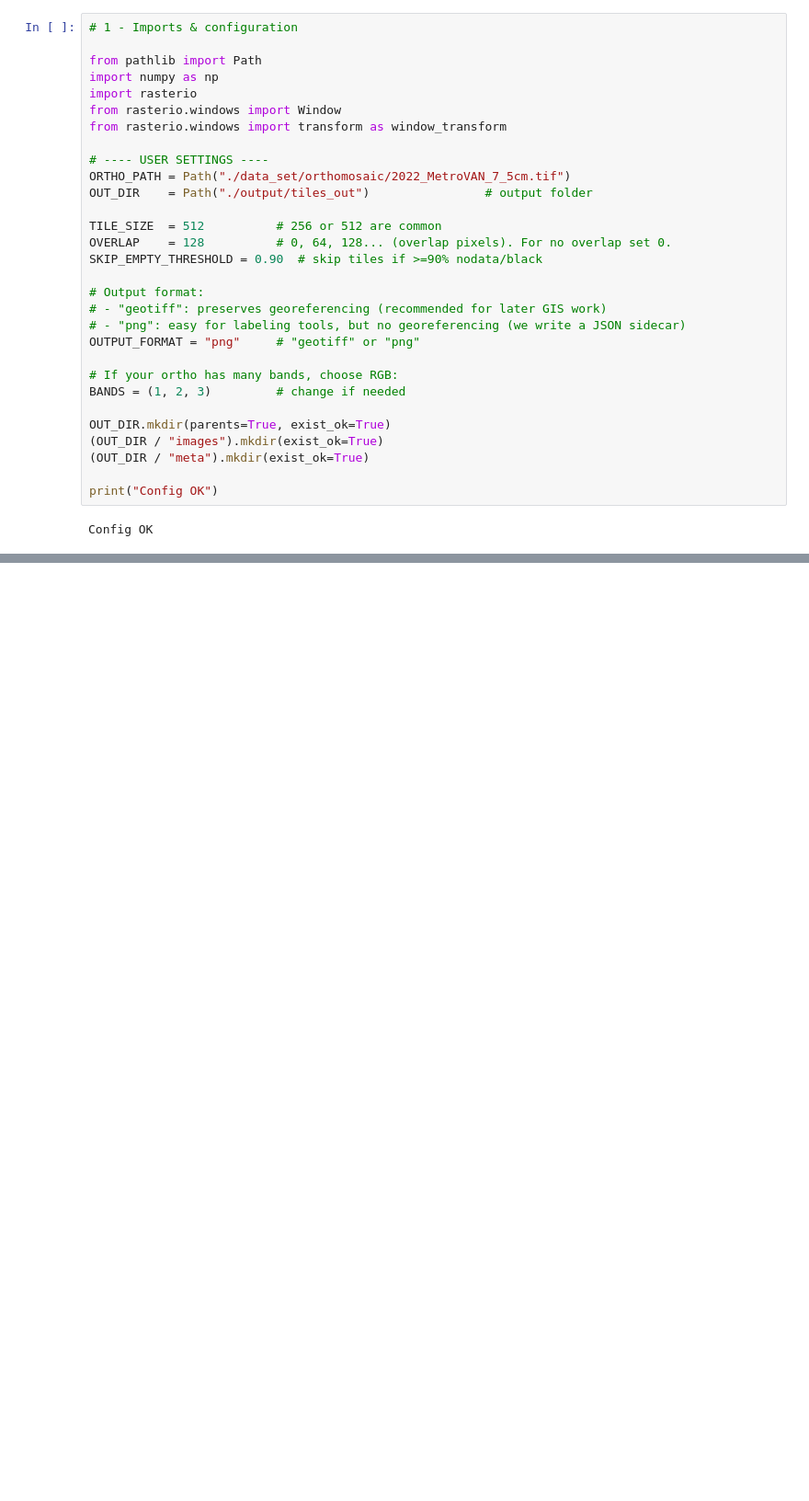
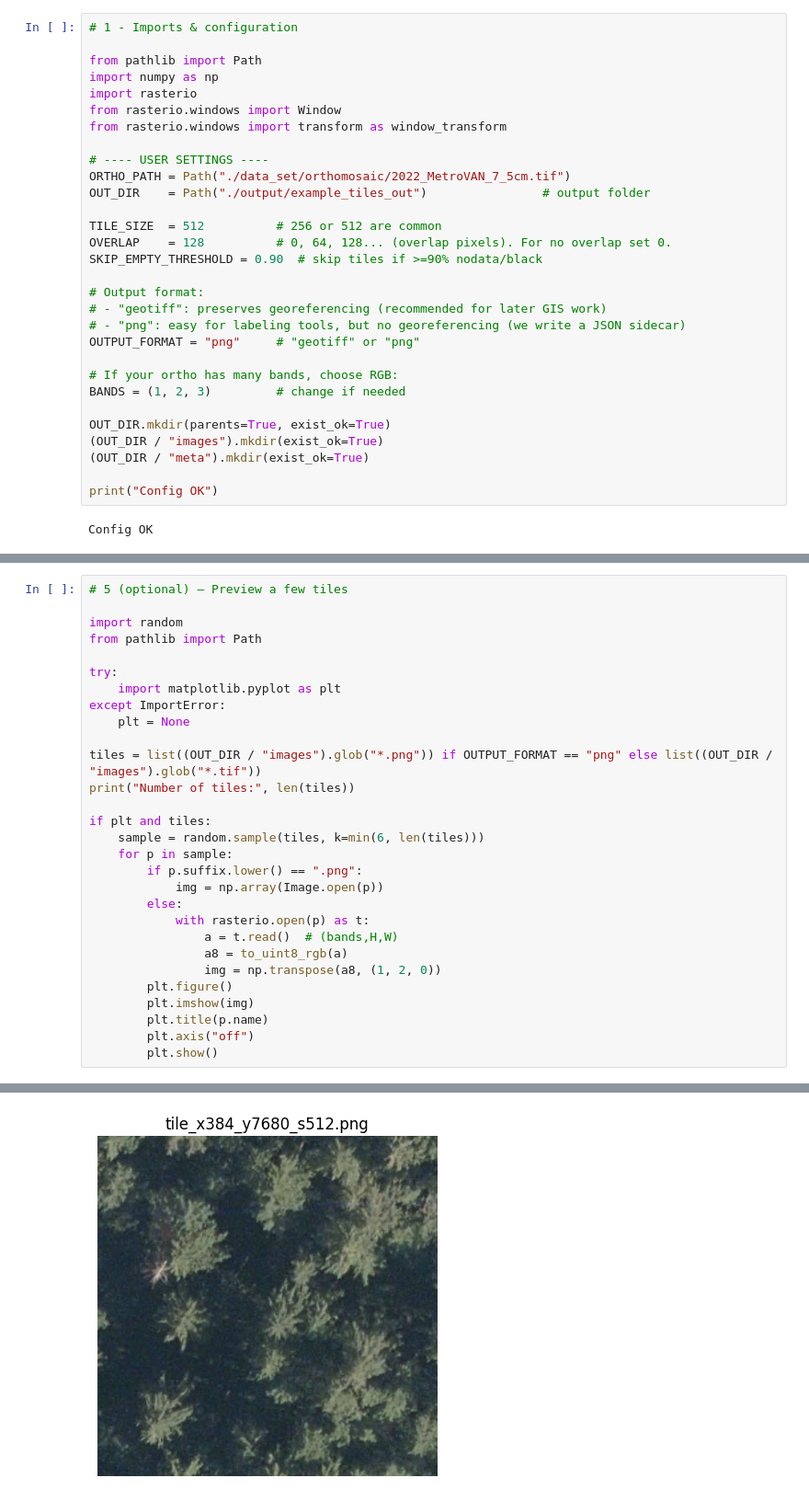
Before and after one commit to UBC-FRESH/ML4seeding, a Jupyter notebook: examples/01_orthomosaic_tiling_for_ml.ipynb, the cells around one changed output, grey strips where cells are left out. Shown at 92% size. Drawn from its saved outputs; the diff is of its cells as text; blank space fills up the shorter version.

```diff
--- a/examples/01_orthomosaic_tiling_for_ml.ipynb
+++ b/examples/01_orthomosaic_tiling_for_ml.ipynb
@@ -40,7 +19,7 @@ from rasterio.windows import transform as window_transform
 
 # ---- USER SETTINGS ----
 ORTHO_PATH = Path("./data_set/orthomosaic/2022_MetroVAN_7_5cm.tif")
-OUT_DIR    = Path("./output/tiles_out")                # output folder
+OUT_DIR    = Path("./output/example_tiles_out")                # output folder
 
 TILE_SIZE  = 512          # 256 or 512 are common
 OVERLAP    = 128          # 0, 64, 128... (overlap pixels). For no overlap set 0.
@@ -219,0 +233,30 @@ RasterioIOError: 2022_MetroVAN_7_5cm.tif: TIFFReadDirectory:Failed to read direc
+# %%
+# 5 (optional) — Preview a few tiles
+
+import random
+from pathlib import Path
+
+try:
+    import matplotlib.pyplot as plt
+except ImportError:
+    plt = None
+
+tiles = list((OUT_DIR / "images").glob("*.png")) if OUTPUT_FORMAT == "png" else list((OUT_DIR / "images").glob("*.tif"))
+print("Number of tiles:", len(tiles))
+
+if plt and tiles:
+    sample = random.sample(tiles, k=min(6, len(tiles)))
+    for p in sample:
+        if p.suffix.lower() == ".png":
+            img = np.array(Image.open(p))
+        else:
+            with rasterio.open(p) as t:
+                a = t.read()  # (bands,H,W)
+                a8 = to_uint8_rgb(a)
+                img = np.transpose(a8, (1, 2, 0))
+        plt.figure()
+        plt.imshow(img)
+        plt.title(p.name)
+        plt.axis("off")
+        plt.show()
+# %% [output]
@@ -219,0 +264 @@ RasterioIOError: 2022_MetroVAN_7_5cm.tif: TIFFReadDirectory:Failed to read direc
+[figure, added]
```
Also changed, not shown: parts of 5 cells of this notebook, 42 other files.
